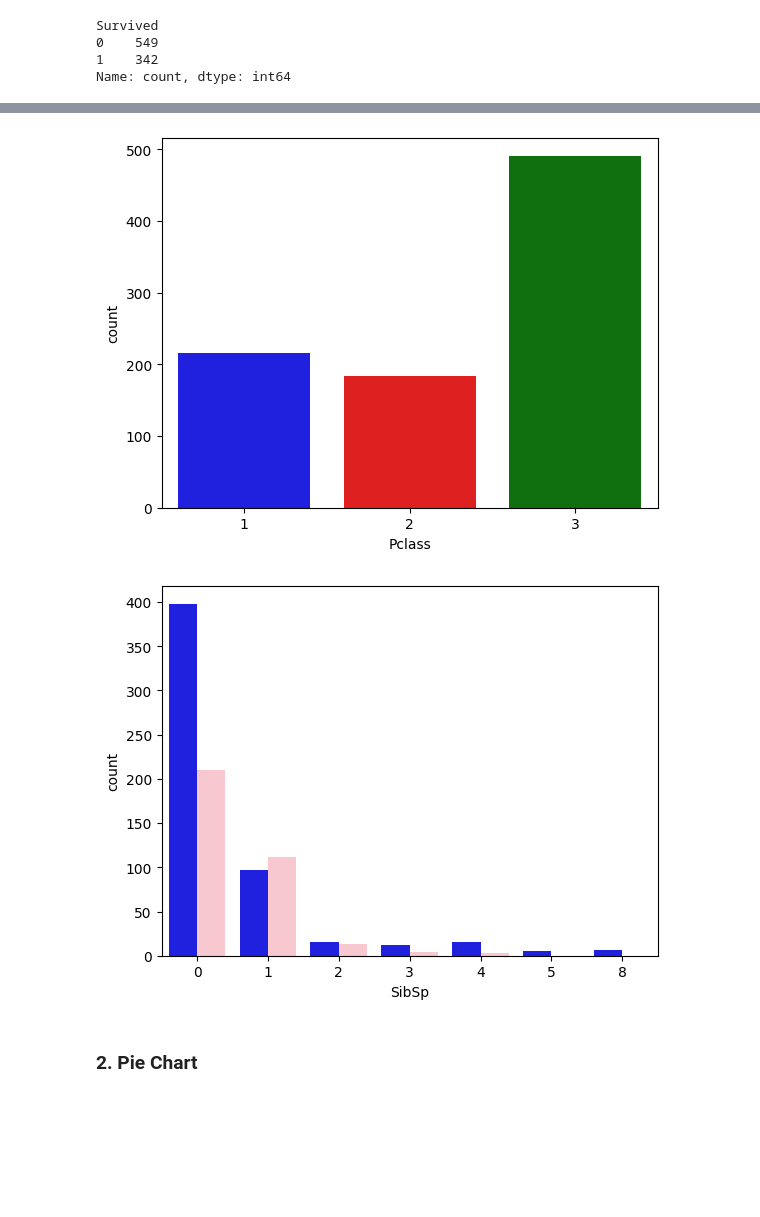
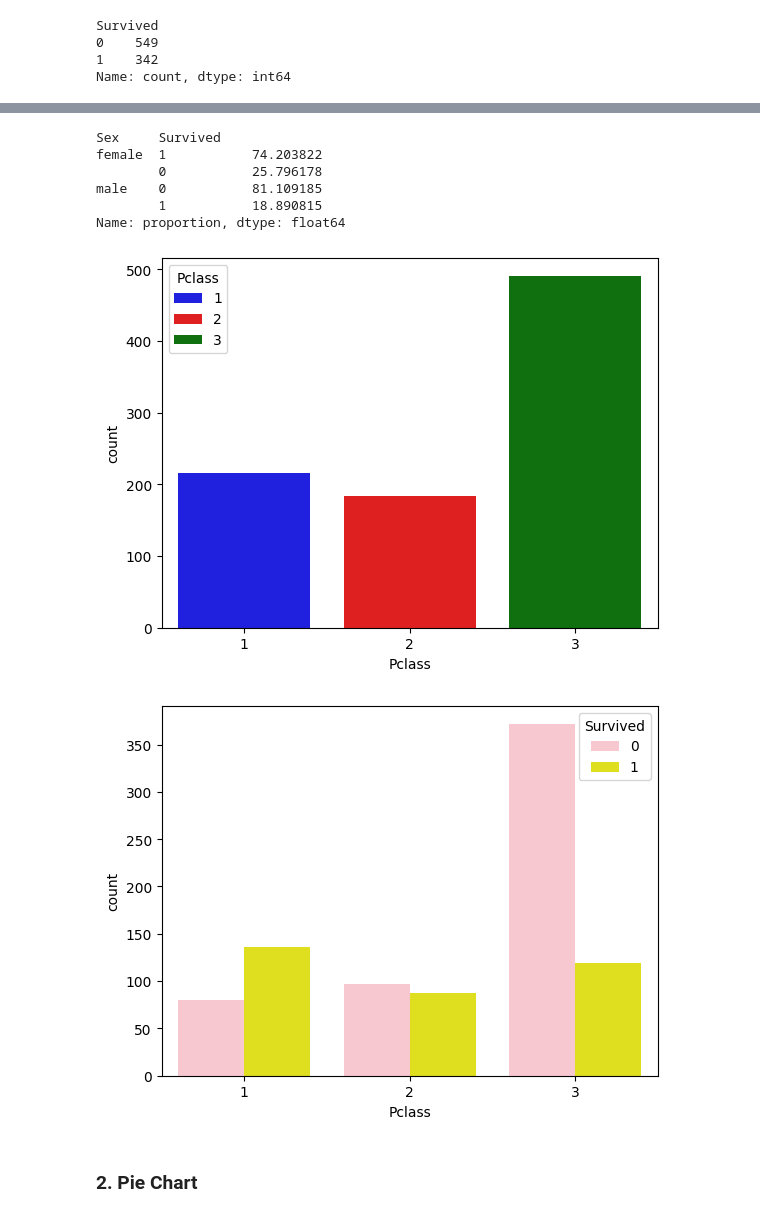
Before and after one commit to Garv016/ML-journey, a Jupyter notebook: 04_data_analysis/01_basics/eda_uni.ipynb, the cells around one changed output, grey strips where cells are left out. Saved outputs shown, nothing was run; the diff lists cells and outputs as text; code cells hidden in the pictures; blank space fills up the shorter version.

```diff
--- a/04_data_analysis/01_basics/eda_uni.ipynb
+++ b/04_data_analysis/01_basics/eda_uni.ipynb
@@ -36,25 +64,36 @@ Name: count, dtype: int64
+# %%
+data = df.groupby('Sex')['Survived'].value_counts(normalize=True) * 100
+# Don't give me counts. Give me proportions (or percentages)
+print(data)
+# %% [output]
+Sex     Survived
+female  1           74.203822
+        0           25.796178
+male    0           81.109185
+        1           18.890815
+Name: proportion, dtype: float64
 # %%
 sns.countplot(
     data=df,
     x='Pclass',
     hue='Pclass',
     palette=['blue', 'red', 'green'],
-    legend=False
+    legend=True
 )
 plt.show()
 # %% [output]
-[figure, old version]
+[figure, new version]
 # %%
 sns.countplot(
     data=df,
     x='Pclass',
     hue='Survived',
-    palette=['blue', 'pink'],
-    legend=False
+    palette=['pink','yellow'],
+    legend=True
 )
 plt.show()
 # %% [output]
-[figure, old version]
+[figure, new version]
 # %% [markdown]
 ### 2. Pie Chart
 # %%
```
Also changed, not shown: parts of 6 cells of this notebook, 15 other files.
